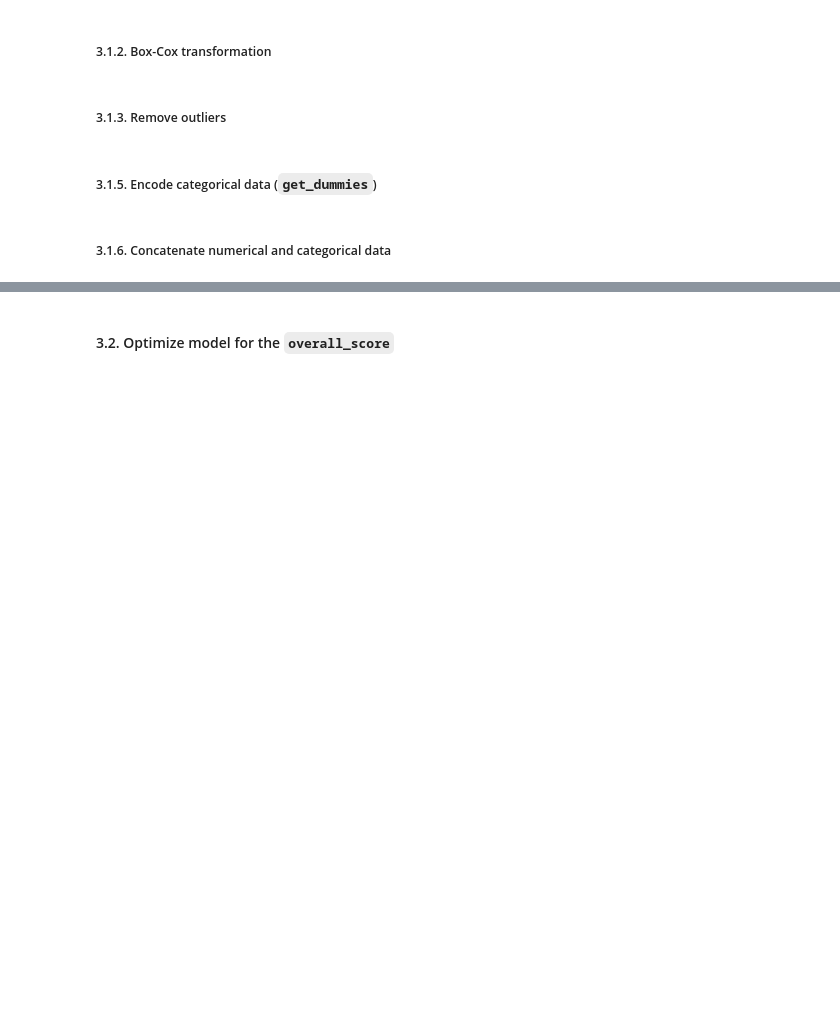
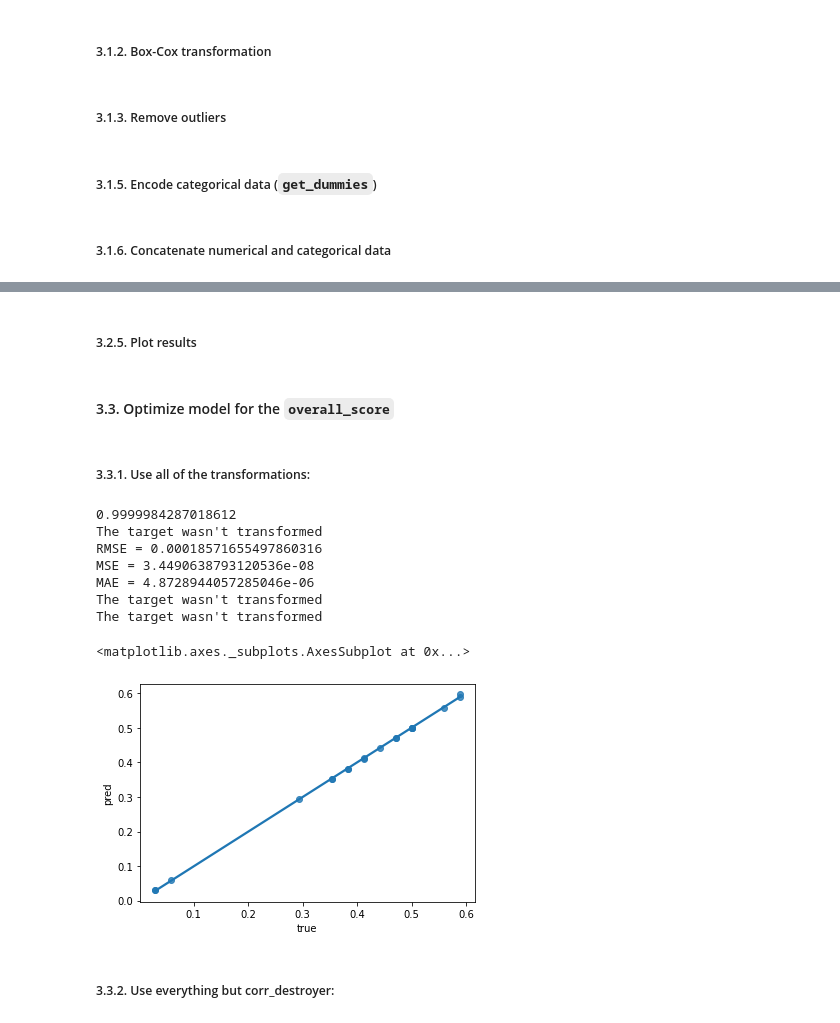
Before and after one commit to sabinagio/data_mid_bootcamp_project_FIFA_MoneyBall, a Jupyter notebook: mini-project - 3. Modelling & Evaluation.ipynb, the cells around one changed output, grey strips where cells are left out. Drawn from its saved outputs; the diff is of its cells as text; code cells hidden in the pictures; blank space fills up the shorter version.

Commit message:
Add working modelling notebook.

```diff
--- a/mini-project - 3. Modelling & Evaluation.ipynb
+++ b/mini-project - 3. Modelling & Evaluation.ipynb
@@ -57,7 +60,7 @@ def boxcox_transform(data):
     numeric_cols = data.select_dtypes(np.number).columns
     _ci = {column: None for column in numeric_cols}
     for column in numeric_cols:
-        if len(data[column].unique()) < 10:
+        if len(data[column].unique()) < 100:
             continue
         else:
             # since i know any columns should take negative numbers, to avoid -inf in df
@@ -74,7 +77,7 @@ def remove_outliers(df, threshold=1.5):
     numerical = df.select_dtypes(np.number)
     columns = numerical.columns
     for column in columns:
-        if len(df[column].unique()) < 10:
+        if len(df[column].unique()) < 100:
             continue
         else:
             upper = np.percentile(df[column], 75)
@@ -115,0 +119,7 @@ Looking at the predictions versus the real data and analyzing the MSE, RMSE, and
+# %%
+def reversing(predictions, _ci, target):
+    try:                              # in case the target wasn't transformed
+      predictions = inv_boxcox(predictions, _ci[target][0])
+    except:
+      print('The target wasn\'t transformed')
+    return predictions
@@ -116,26 +128,8 @@ Looking at the predictions versus the real data and analyzing the MSE, RMSE, and
 # %%
-# Reversing the Box-cox transformation
-def reversing(predictions, _ci, target):
-    predictions = inv_boxcox(predictions, _ci[target][0])
-    return predictions
-
-# Calculate the modified metrics
-def evaluate_model_2(y_test, predictions):
-    RMSE = mean_squared_error(y_test, predictions, squared=False)
-    MSE = mean_squared_error(y_test, predictions)
-    MAE = mean_absolute_error(y_test, predictions)
-    return print("RMSE =", RMSE), print("MSE =", MSE), print("MAE =", MAE)
-
-# Create dataframe for visualising the differences between real and predicted values
 def diff_df(y_test, _ci, target, predictions):
     results = pd.DataFrame()
-    results['true'] = inv_boxcox(y_test, _ci[target][0])
-    results['pred'] = predictions
+    results['true'] = reversing(y_test, _ci, target)
+    results['pred'] = reversing(predictions, _ci, target)
     results['diff'] = results.apply(lambda x: abs(x['true'] - x['pred']), axis=1)
     results = results.sort_values('diff', ascending=False).head(20)
     return results
-
-# Plot results for visual representation
-def we_like_to_see(results):
-    beautiful_graph = sns.regplot(results['true'], results['pred'])
-    return beautiful_graph
@@ -143,0 +144,2 @@ Looking at the R2 adjusted to check which features contribute to the R2 score:
+# %% [markdown]
+##### 3.2.5. Plot results
@@ -144,2 +150,4 @@ Looking at the R2 adjusted to check which features contribute to the R2 score:
 # %% [markdown]
-#### 3.2. Optimize model for the `overall_score`
+#### 3.3. Optimize model for the `overall_score`
+# %% [markdown]
+##### 3.3.1. Use all of the transformations:
@@ -146,32 +161,37 @@ Looking at the R2 adjusted to check which features contribute to the R2 score:
 # %%
-# Create dataframe copy
-data_1 = data.copy()
-
-# Remove correlated data
-to_drop = corr_destroyer(data_1, target='overall_score')
-data_1.drop(to_drop, axis=1, inplace=True)
-
 # 1. Remove outliers
 data_1 = remove_outliers(data_1)
 
 # 2. Box-Cox transform
 data_1, _ci_1 = boxcox_transform(data_1)
 
 # 3. Scale numerical data
 num_norm_1 = normalize_data(data_1)
 
 # 4. Encode categorical data
 cat_1 = encode_cat(data_1)
 
 # 5. Merge numerical & categorical data
 new_df_1 = new_df(num_norm_1, cat_1)
 
 # 6. Run regression
 r2_1, predictions_1, y_test_1 = regression(new_df_1, 'overall_score')
 print(r2_1)
 
 # 7. See the predictions
-predictions_1 = reversed(predictions_1)
+predictions_1 = reversing(predictions_1, _ci=_ci_1, target='overall_score')
 evaluate_model_2(y_test_1, predictions_1)
 results = diff_df(y_test_1, _ci_1, target='overall_score', predictions=predictions_1)
 we_like_to_see(results)
+# %% [output]
+0.9999984287018612
+The target wasn't transformed
+RMSE = 0.00018571655497860316
+MSE = 3.4490638793120536e-08
+MAE = 4.8728944057285046e-06
+The target wasn't transformed
+The target wasn't transformed
+<matplotlib.axes._subplots.AxesSubplot at 0x...>
+[figure, added]
+# %% [markdown]
+##### 3.3.2. Use everything but corr_destroyer:
```
Also changed, not shown: parts of 32 cells of this notebook.
